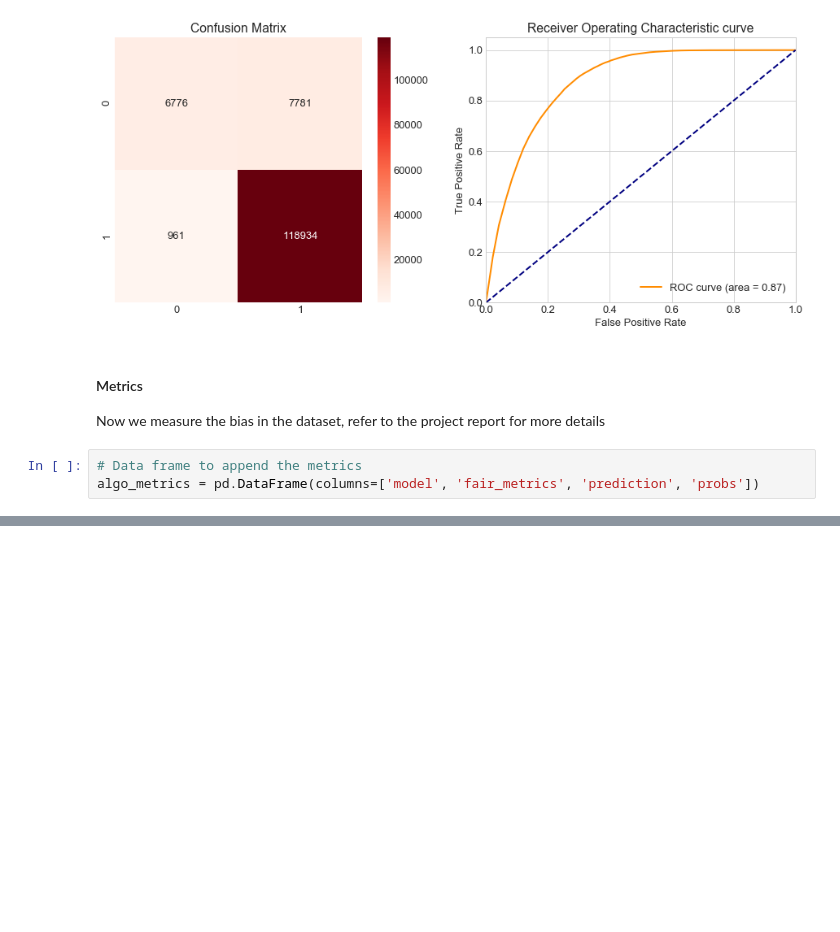
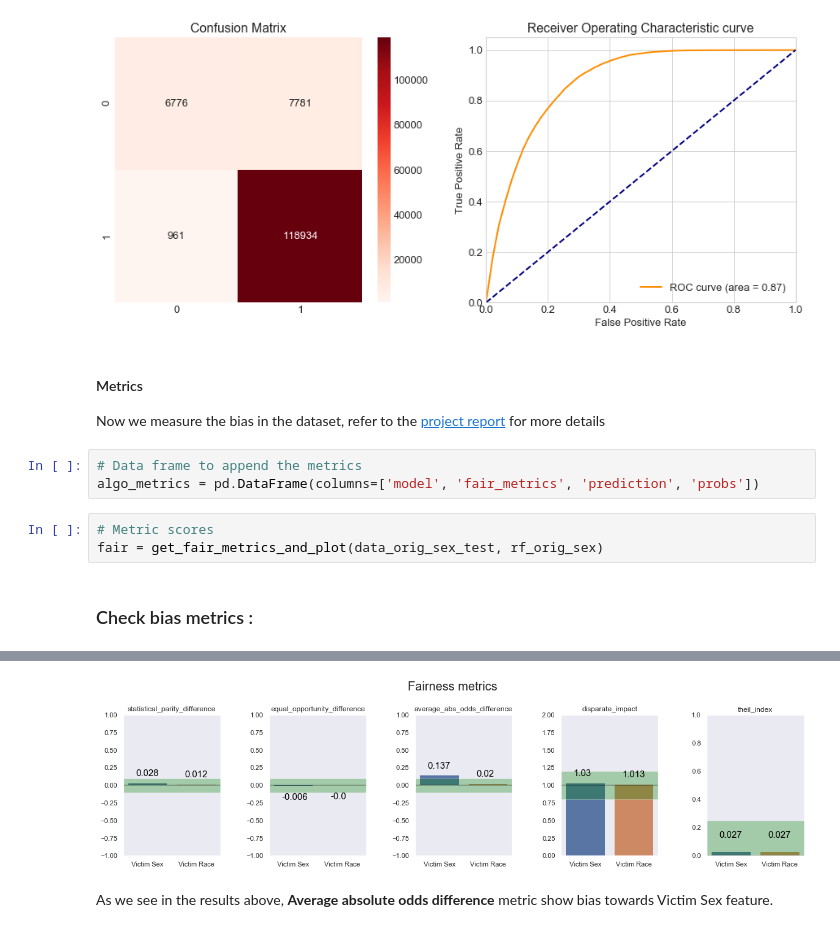
Before and after one commit to jwilliamn/calibration-methods-for-fairness, a Jupyter notebook: Calibration Methods.ipynb, the cells around one changed output, grey strips where cells are left out. Drawn from its saved outputs; the diff is of its cells as text; blank space fills up the shorter version.

Commit message:
comparison of calibration methods

```diff
--- a/Calibration Methods.ipynb
+++ b/Calibration Methods.ipynb
@@ -274,7 +275,12 @@ F1 score of the model : 0.9645513158428287
 # %% [markdown]
 #### Metrics
 
-Now we measure the bias in the dataset, refer to the project report for more details
+Now we measure the bias in the dataset, refer to the [project report](https://github.com/jwilliamn/calibration-methods-for-fairness/blob/master/Fairness_in_Machine_Learning_and_the_Evaluation_of_Calibration_Methods.pdf) for more details
 # %%
 # Data frame to append the metrics
 algo_metrics = pd.DataFrame(columns=['model', 'fair_metrics', 'prediction', 'probs'])
+# %%
+# Metric scores
+fair = get_fair_metrics_and_plot(data_orig_sex_test, rf_orig_sex)
+# %% [output]
+### Check bias metrics :
@@ -280,0 +291,3 @@ algo_metrics = pd.DataFrame(columns=['model', 'fair_metrics', 'prediction', 'pro
+[figure, added]
+# %% [markdown]
+As we see in the results above, **Average absolute odds difference** metric show bias towards Victim Sex feature.
```
Also changed, not shown: parts of 31 cells of this notebook, 1 other file.
